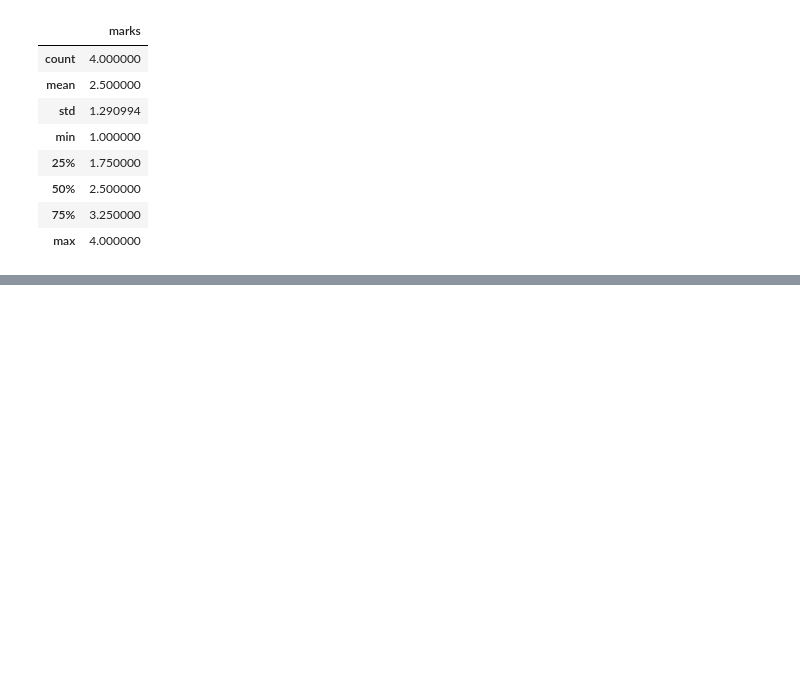
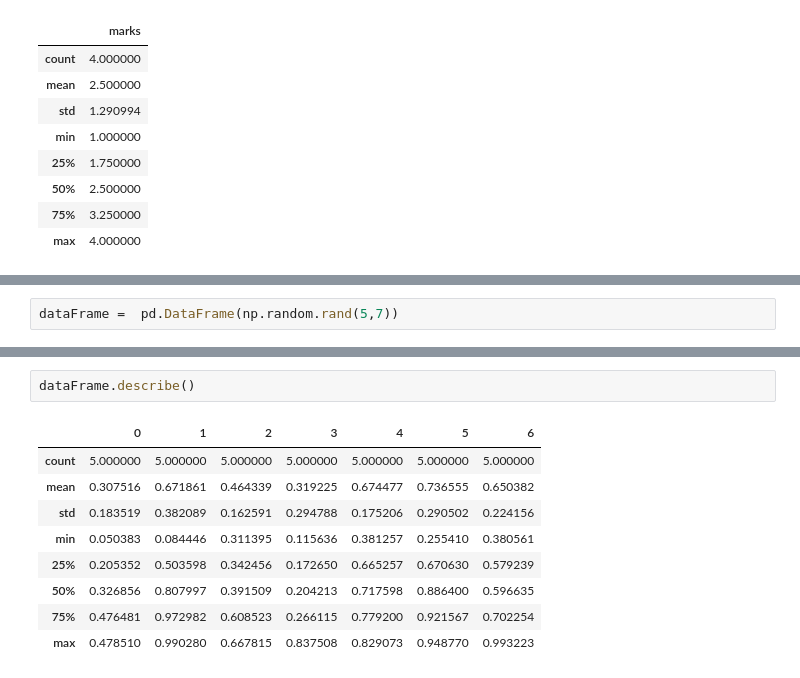
Before and after one commit to Newtanmukh/Python-Frameworks-Tutorials, a Jupyter notebook: PANDAS-June2024/SEBI.ipynb, the cells around one changed output, grey strips where cells are left out. Drawn from its saved outputs; the diff is of its cells as text; blank space fills up the shorter version.

```diff
--- a/PANDAS-June2024/SEBI.ipynb
+++ b/PANDAS-June2024/SEBI.ipynb
@@ -425,0 +538,2 @@ df.describe()  # Numerical columns statistical analysis
+# %%
+dataFrame =  pd.DataFrame(np.random.rand(5,7))
@@ -425,0 +549,12 @@ df.describe()  # Numerical columns statistical analysis
+# %%
+dataFrame.describe()
+# %% [output]
+|  | 0 | 1 | 2 | 3 | 4 | 5 | 6 |
+| count | 5.000000 | 5.000000 | 5.000000 | 5.000000 | 5.000000 | 5.000000 | 5.000000 |
+| mean | 0.307516 | 0.671861 | 0.464339 | 0.319225 | 0.674477 | 0.736555 | 0.650382 |
+| std | 0.183519 | 0.382089 | 0.162591 | 0.294788 | 0.175206 | 0.290502 | 0.224156 |
+| min | 0.050383 | 0.084446 | 0.311395 | 0.115636 | 0.381257 | 0.255410 | 0.380561 |
+| 25% | 0.205352 | 0.503598 | 0.342456 | 0.172650 | 0.665257 | 0.670630 | 0.579239 |
+| 50% | 0.326856 | 0.807997 | 0.391509 | 0.204213 | 0.717598 | 0.886400 | 0.596635 |
+| 75% | 0.476481 | 0.972982 | 0.608523 | 0.266115 | 0.779200 | 0.921567 | 0.702254 |
+| max | 0.478510 | 0.990280 | 0.667815 | 0.837508 | 0.829073 | 0.948770 | 0.993223 |
```
Also changed, not shown: parts of 41 cells of this notebook.
